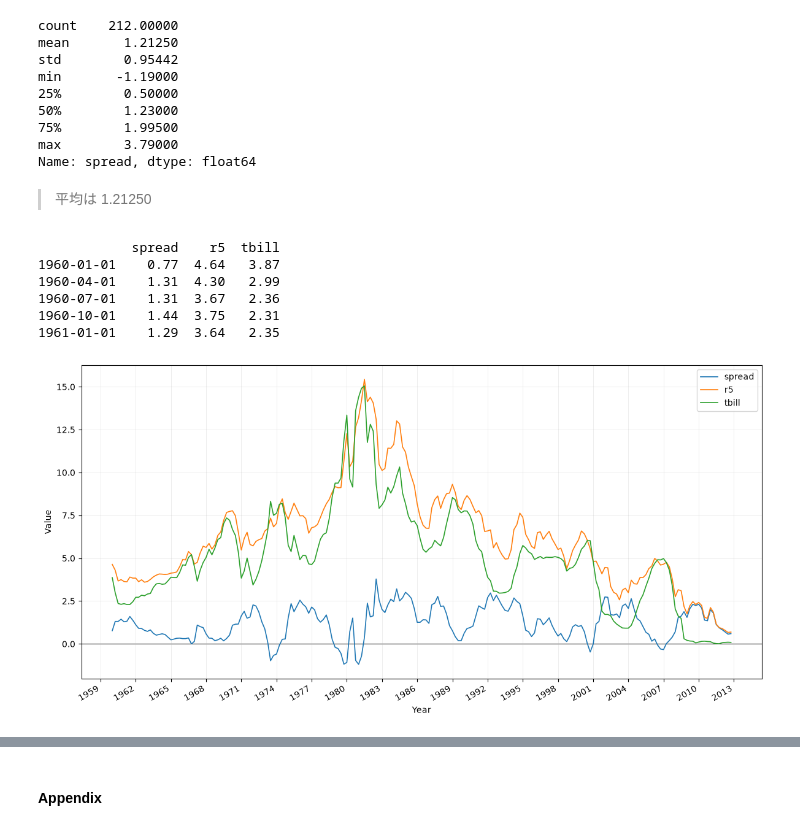
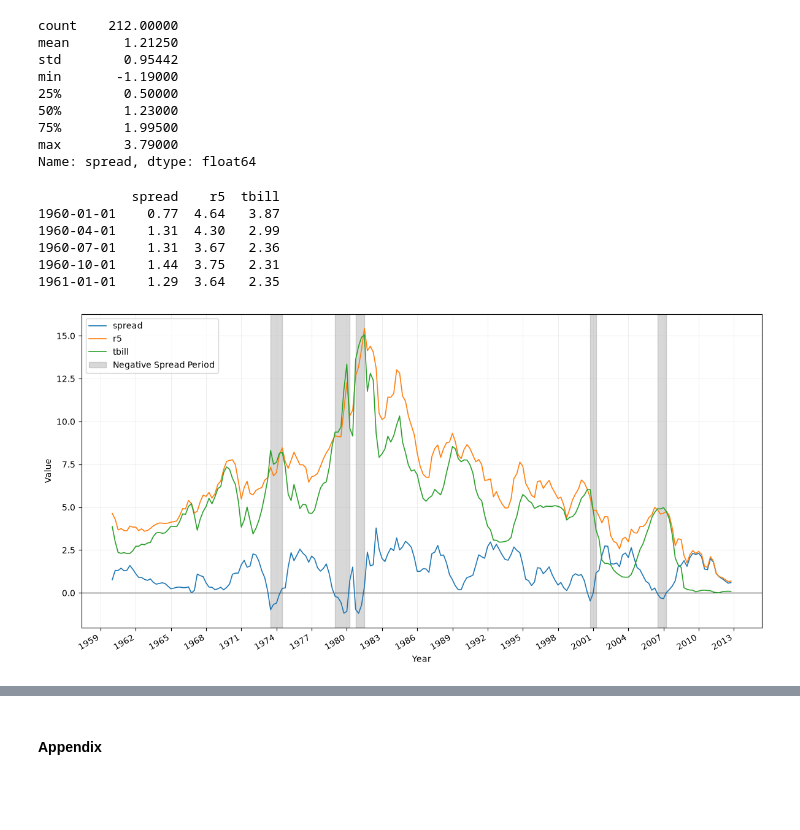
Before and after one commit to IkutoYoshioka/Time-series-analysis, a Jupyter notebook: StationaryTimeSeriesModels.ipynb, the cells around one changed output, grey strips where cells are left out. Cells and saved outputs as stored; diff of their text form; code cells hidden in the pictures; blank space fills up the shorter version.

```diff
--- a/StationaryTimeSeriesModels.ipynb
+++ b/StationaryTimeSeriesModels.ipynb
@@ -35,8 +35,6 @@ min       -1.19000
 75%        1.99500
 max        3.79000
 Name: spread, dtype: float64
-# %% [markdown]
-> 平均は 1.21250
 # %%
 # 今回使うデータフレームの作成
 data_spread = data[['spread', 'r5', 'tbill']]
@@ -51,29 +49,43 @@ print(data_spread.head())
 # %%
 import matplotlib.pyplot as plt
 import matplotlib.dates as mdates
+import matplotlib.patches as mpatches
 
 fig, ax = plt.subplots(figsize=(12, 6))
 
 # 複数の時系列を重ねて描画
 for col in data_spread.columns:
     ax.plot(data_spread.index, data_spread[col], label=col, linewidth=1.2)
 
 # y = 0 の水平線を描画
 ax.axhline(y=0, color='black', linewidth=0.8, linestyle='-', zorder=1)
 
 # 通常のグリッド
 ax.grid(True, alpha=0.3, linewidth=0.5)
 
 # x軸ラベルを３年ごとに配置
 ax.xaxis.set_major_locator(mdates.YearLocator(3))
 ax.xaxis.set_major_formatter(mdates.DateFormatter('%Y'))
 
-ax.legend(loc='best')
+# スプレッドが負の期間を強調
+is_neg = data_spread['spread'] < 0
+change = is_neg.astype(int).diff().fillna(0)  # スプレッドが負から正に変わるときは1、正から負に変わるときは-1、それ以外は0
+starts = data_spread.index[change == 1]
+ends = data_spread.index[change == -1]
+
+for start, end in zip(starts, ends):
+    ax.axvspan(start, end, color='gray', alpha=0.3, zorder=0)  # axvspan メソッドは、指定した x 軸の範囲を塗る。
+
+# 凡例の追加
+neg_patch = mpatches.Patch(color='gray', alpha=0.3, label='Negative Spread Period')
+
+handles, labels = ax.get_legend_handles_labels()
+ax.legend(handles=handles +[neg_patch], loc='best')
 ax.set_xlabel('Year')
 ax.set_ylabel('Value')
 fig.autofmt_xdate()  # x軸のラベルを自動で回転
 
 plt.tight_layout()
 plt.show()
 # %% [output]
-[figure, old version]
+[figure, new version]
```
Also changed, not shown: parts of 13 cells of this notebook, 2 other files.
